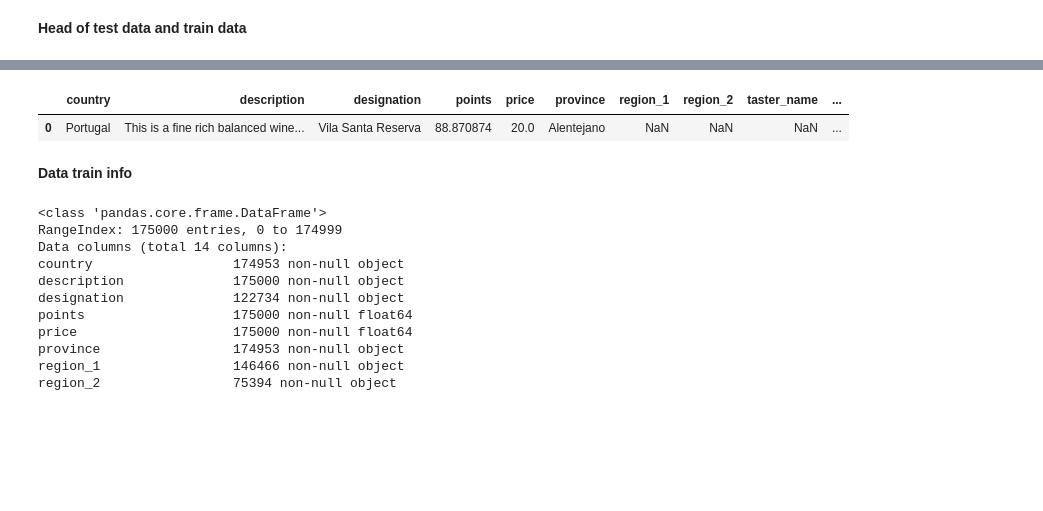
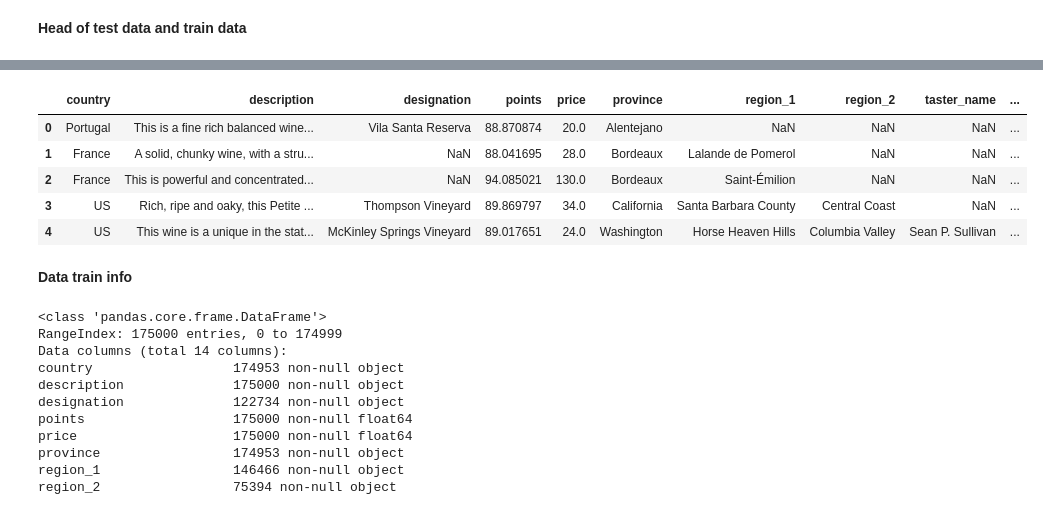
Before and after one commit to KANUBALAD/Group_One, a Jupyter notebook: Cat_boost_Regression.ipynb, the cells around one changed output, grey strips where cells are left out. Drawn from its saved outputs; the diff is of its cells as text; code cells hidden in the pictures; blank space fills up the shorter version.

```diff
--- a/Cat_boost_Regression.ipynb
+++ b/Cat_boost_Regression.ipynb
@@ -13,0 +74,3 @@ wine_test=pd.read_csv('Datasets/test.csv')
+# %%
+wine_train.fillna(value='Missing', inplace=True)
+wine_test.fillna(value='Missing', inplace=True)
@@ -21,8 +104,12 @@ wine_test.head(1)
 # %%
-wine_train.head(1)
+wine_train.head()
 # %% [output]
 |  | country | description | designation | points | price | province | region_1 | region_2 | taster_name | ... |
 | 0 | Portugal | This is a fine rich balanced wine... | Vila Santa Reserva | 88.870874 | 20.0 | Alentejano | NaN | NaN | NaN | ... |
+| 1 | France | A solid, chunky wine, with a stru... | NaN | 88.041695 | 28.0 | Bordeaux | Lalande de Pomerol | NaN | NaN | ... |
+| 2 | France | This is powerful and concentrated... | NaN | 94.085021 | 130.0 | Bordeaux | Saint-Émilion | NaN | NaN | ... |
+| 3 | US | Rich, ripe and oaky, this Petite ... | Thompson Vineyard | 89.869797 | 34.0 | California | Santa Barbara County | Central Coast | NaN | ... |
+| 4 | US | This wine is a unique in the stat... | McKinley Springs Vineyard | 89.017651 | 24.0 | Washington | Horse Heaven Hills | Columbia Valley | Sean P. Sullivan | ... |
 # %% [markdown]
 **Data train info**
 # %%
```
Also changed, not shown: parts of 78 cells of this notebook, 15 other files.
